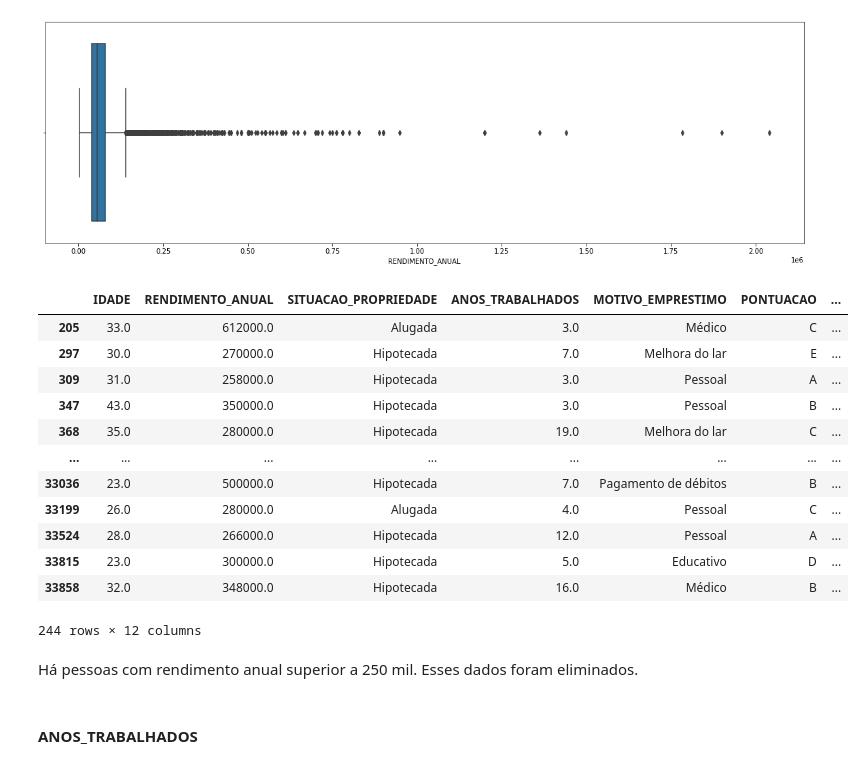
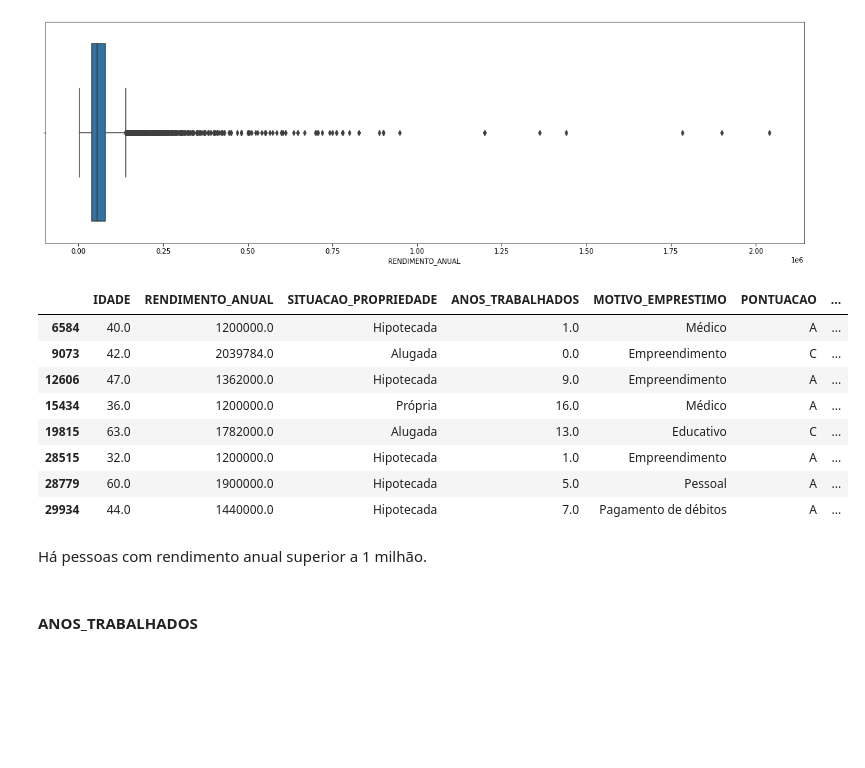
Before and after one commit to PericlesSavio/Alura_Challenge_Data_Science-2022, a Jupyter notebook: semana_2.ipynb, the cells around one changed output. Saved outputs shown, nothing was run; the diff lists cells and outputs as text; code cells hidden in the pictures; blank space fills up the shorter version.

```diff
--- a/semana_2.ipynb
+++ b/semana_2.ipynb
@@ -172,4 +126,0 @@ dados.shape
-# %%
-dados_nulos = dados[dados[['IDADE', 'EMPRESTIMO_PERC_RENDA_ANUAL']].isnull().all(1)]
-dados = dados.drop(dados_nulos.index)
-dados.shape
@@ -178,4 +126,0 @@ dados.shape
-# %%
-dados_nulos = dados[dados[['IDADE', 'INADIMPLENTE']].isnull().all(1)]
-dados = dados.drop(dados_nulos.index)
-dados.shape
@@ -184,4 +126,0 @@ dados.shape
-# %%
-dados_nulos = dados[dados[['IDADE', 'ANOS_PRIMEIRO_CREDITO']].isnull().all(1)]
-dados = dados.drop(dados_nulos.index)
-dados.shape
@@ -190,11 +126,0 @@ dados.shape
-# %%
-dados_nulos = dados[dados[['RENDIMENTO_ANUAL', 'SITUACAO_PROPRIEDADE']].isnull().all(1)]
-dados = dados.drop(dados_nulos.index)
-
-dados_nulos = dados[dados[['RENDIMENTO_ANUAL', 'ANOS_TRABALHADOS']].isnull().all(1)]
-dados = dados.drop(dados_nulos.index)
-
-dados_nulos = dados[dados[['RENDIMENTO_ANUAL', 'MOTIVO_EMPRESTIMO']].isnull().all(1)]
-dados = dados.drop(dados_nulos.index)
-
-dados.shape
@@ -361,23 +286,19 @@ ax.figure.set_size_inches(20, 6)
 # %% [output]
 [figure]
 # %%
-dados[dados['RENDIMENTO_ANUAL'] > 250000]
+dados[dados['RENDIMENTO_ANUAL'] > 1000000]
 # %% [output]
 |  | IDADE | RENDIMENTO_ANUAL | SITUACAO_PROPRIEDADE | ANOS_TRABALHADOS | MOTIVO_EMPRESTIMO | PONTUACAO | ... |
-| 205 | 33.0 | 612000.0 | Alugada | 3.0 | Médico | C | ... |
-| 297 | 30.0 | 270000.0 | Hipotecada | 7.0 | Melhora do lar | E | ... |
-| 309 | 31.0 | 258000.0 | Hipotecada | 3.0 | Pessoal | A | ... |
-| 347 | 43.0 | 350000.0 | Hipotecada | 3.0 | Pessoal | B | ... |
-| 368 | 35.0 | 280000.0 | Hipotecada | 19.0 | Melhora do lar | C | ... |
-| ... | ... | ... | ... | ... | ... | ... | ... |
-| 33036 | 23.0 | 500000.0 | Hipotecada | 7.0 | Pagamento de débitos | B | ... |
-| 33199 | 26.0 | 280000.0 | Alugada | 4.0 | Pessoal | C | ... |
-| 33524 | 28.0 | 266000.0 | Hipotecada | 12.0 | Pessoal | A | ... |
-| 33815 | 23.0 | 300000.0 | Hipotecada | 5.0 | Educativo | D | ... |
-| 33858 | 32.0 | 348000.0 | Hipotecada | 16.0 | Médico | B | ... |
+| 6584 | 40.0 | 1200000.0 | Hipotecada | 1.0 | Médico | A | ... |
+| 9073 | 42.0 | 2039784.0 | Alugada | 0.0 | Empreendimento | C | ... |
+| 12606 | 47.0 | 1362000.0 | Hipotecada | 9.0 | Empreendimento | A | ... |
+| 15434 | 36.0 | 1200000.0 | Própria | 16.0 | Médico | A | ... |
+| 19815 | 63.0 | 1782000.0 | Alugada | 13.0 | Educativo | C | ... |
+| 28515 | 32.0 | 1200000.0 | Hipotecada | 1.0 | Empreendimento | A | ... |
+| 28779 | 60.0 | 1900000.0 | Hipotecada | 5.0 | Pessoal | A | ... |
+| 29934 | 44.0 | 1440000.0 | Hipotecada | 7.0 | Pagamento de débitos | A | ... |
-244 rows × 12 columns
 # %% [markdown]
-Há pessoas com rendimento anual superior a 250 mil. Esses dados foram eliminados.
+Há pessoas com rendimento anual superior a 1 milhão.
 # %% [markdown]
 #### ANOS_TRABALHADOS
 # %%
```
Also changed, not shown: parts of 32 cells of this notebook, 1 other file.
